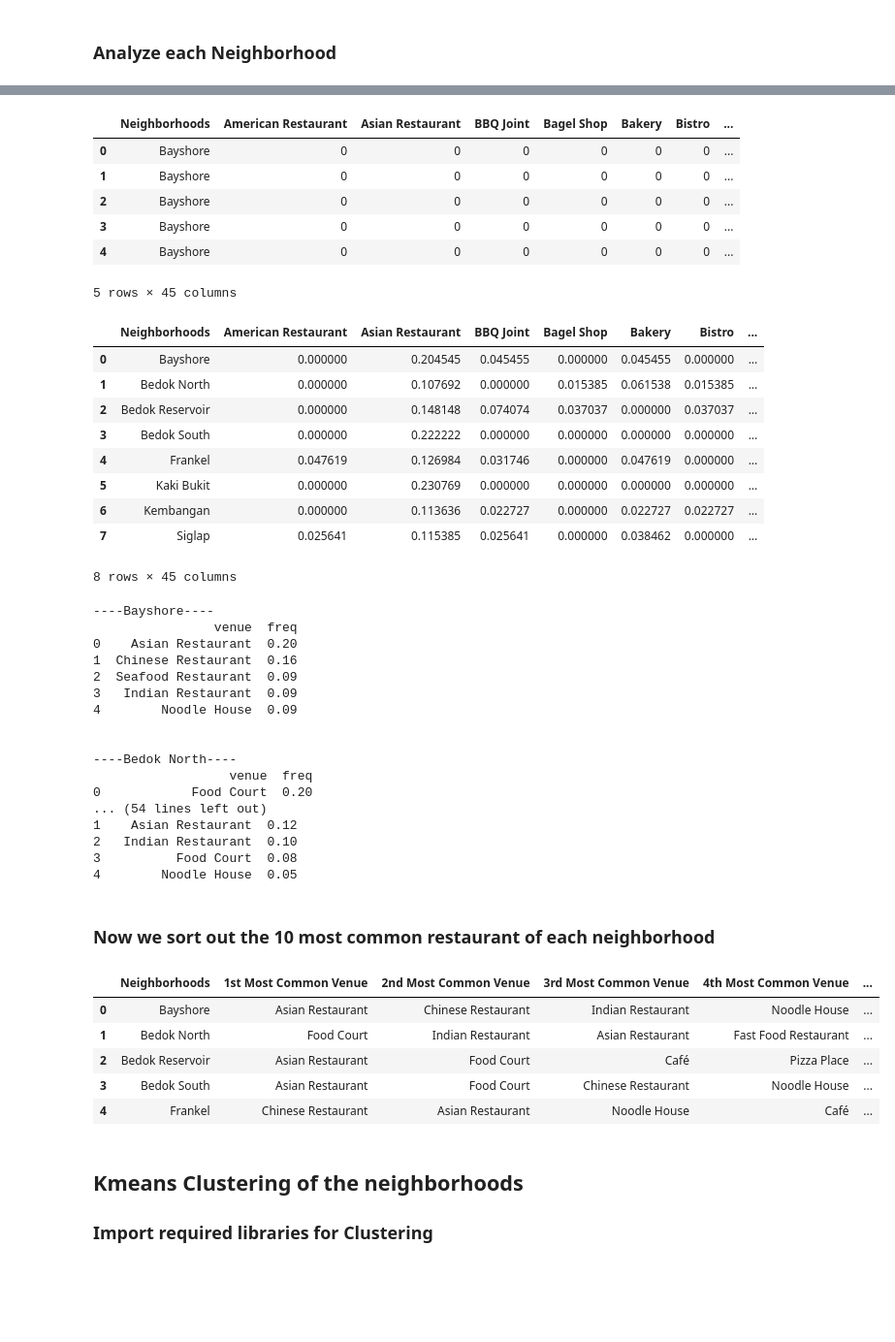
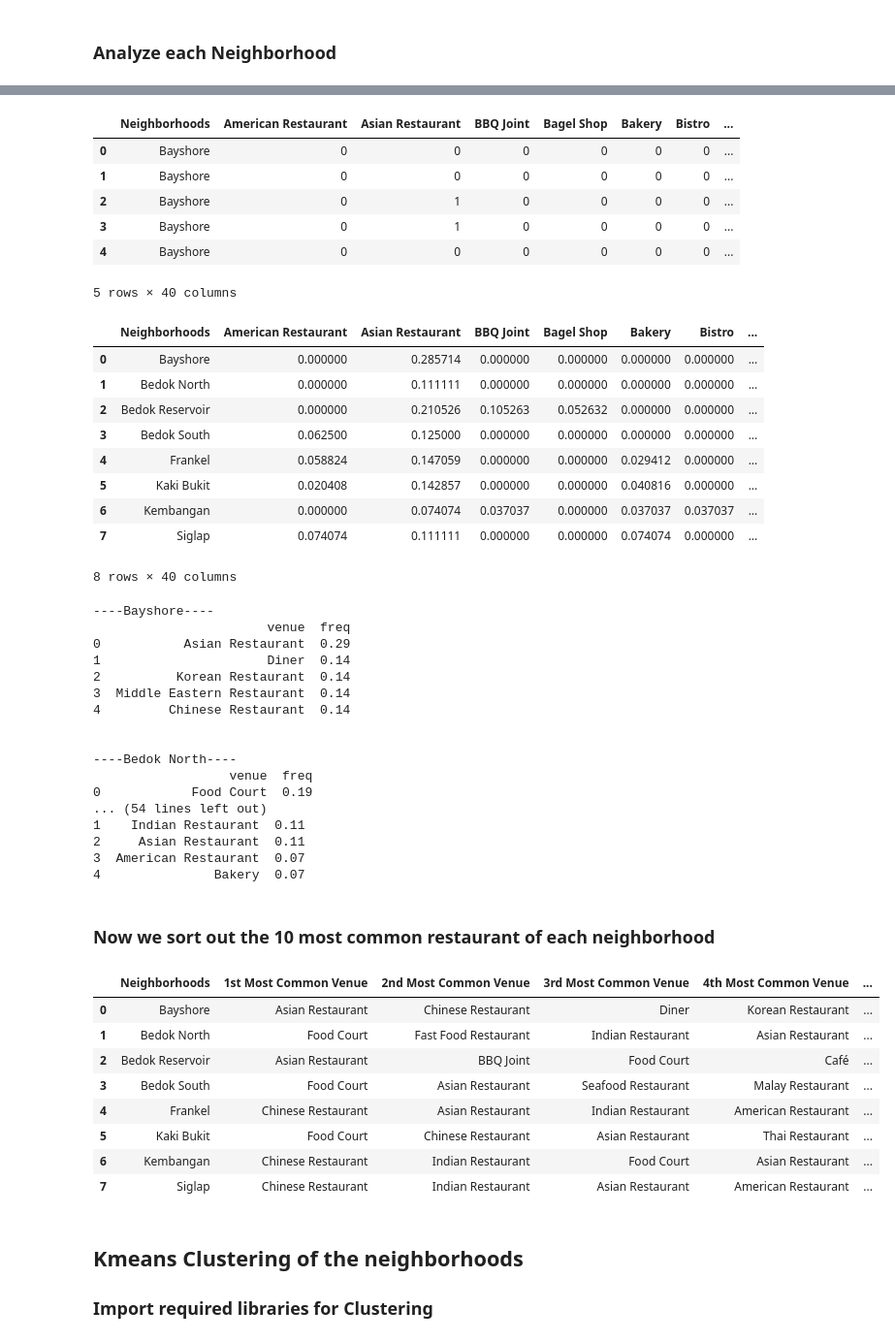
Before and after one commit to jawai93/Cousera_Capstone, a Jupyter notebook: Final Capstone Project - SG.ipynb, the cells around one changed output, grey strips where cells are left out. Shown at 97% size. Cells and saved outputs as stored; diff of their text form; code cells hidden in the pictures; blank space fills up the shorter version.

```diff
--- a/Final Capstone Project - SG.ipynb
+++ b/Final Capstone Project - SG.ipynb
@@ -315,7 +311,7 @@ def getNearbyVenues(names, latitudes, longitudes, radius=750):
 
     return(nearby_venues)
 # %%
-bedok_venues = getNearbyVenues(names=bedok_data['Neighborhoods'], latitudes=bedok_data['latitude'], longitudes=bedok_data['longitude'], radius=1000)
+bedok_venues = getNearbyVenues(names=bedok_data['Neighborhoods'], latitudes=bedok_data['latitude'], longitudes=bedok_data['longitude'], radius=750)
 bedok_venues.head()
 # %% [output]
 Bayshore
@@ -400,24 +396,24 @@ bedok_onehot.head()
 |  | Neighborhoods | American Restaurant | Asian Restaurant | BBQ Joint | Bagel Shop | Bakery | Bistro | ... |
 | 0 | Bayshore | 0 | 0 | 0 | 0 | 0 | 0 | ... |
 | 1 | Bayshore | 0 | 0 | 0 | 0 | 0 | 0 | ... |
-| 2 | Bayshore | 0 | 0 | 0 | 0 | 0 | 0 | ... |
-| 3 | Bayshore | 0 | 0 | 0 | 0 | 0 | 0 | ... |
+| 2 | Bayshore | 0 | 1 | 0 | 0 | 0 | 0 | ... |
+| 3 | Bayshore | 0 | 1 | 0 | 0 | 0 | 0 | ... |
 | 4 | Bayshore | 0 | 0 | 0 | 0 | 0 | 0 | ... |
-5 rows × 45 columns
+5 rows × 40 columns
 # %%
 bedok_grouped = bedok_onehot.groupby('Neighborhoods').mean().reset_index()
 bedok_grouped
 # %% [output]
 |  | Neighborhoods | American Restaurant | Asian Restaurant | BBQ Joint | Bagel Shop | Bakery | Bistro | ... |
-| 0 | Bayshore | 0.000000 | 0.204545 | 0.045455 | 0.000000 | 0.045455 | 0.000000 | ... |
-| 1 | Bedok North | 0.000000 | 0.107692 | 0.000000 | 0.015385 | 0.061538 | 0.015385 | ... |
-| 2 | Bedok Reservoir | 0.000000 | 0.148148 | 0.074074 | 0.037037 | 0.000000 | 0.037037 | ... |
-| 3 | Bedok South | 0.000000 | 0.222222 | 0.000000 | 0.000000 | 0.000000 | 0.000000 | ... |
-| 4 | Frankel | 0.047619 | 0.126984 | 0.031746 | 0.000000 | 0.047619 | 0.000000 | ... |
-| 5 | Kaki Bukit | 0.000000 | 0.230769 | 0.000000 | 0.000000 | 0.000000 | 0.000000 | ... |
-| 6 | Kembangan | 0.000000 | 0.113636 | 0.022727 | 0.000000 | 0.022727 | 0.022727 | ... |
-| 7 | Siglap | 0.025641 | 0.115385 | 0.025641 | 0.000000 | 0.038462 | 0.000000 | ... |
+| 0 | Bayshore | 0.000000 | 0.285714 | 0.000000 | 0.000000 | 0.000000 | 0.000000 | ... |
+| 1 | Bedok North | 0.000000 | 0.111111 | 0.000000 | 0.000000 | 0.000000 | 0.000000 | ... |
+| 2 | Bedok Reservoir | 0.000000 | 0.210526 | 0.105263 | 0.052632 | 0.000000 | 0.000000 | ... |
+| 3 | Bedok South | 0.062500 | 0.125000 | 0.000000 | 0.000000 | 0.000000 | 0.000000 | ... |
+| 4 | Frankel | 0.058824 | 0.147059 | 0.000000 | 0.000000 | 0.029412 | 0.000000 | ... |
+| 5 | Kaki Bukit | 0.020408 | 0.142857 | 0.000000 | 0.000000 | 0.040816 | 0.000000 | ... |
+| 6 | Kembangan | 0.000000 | 0.074074 | 0.037037 | 0.000000 | 0.037037 | 0.037037 | ... |
+| 7 | Siglap | 0.074074 | 0.111111 | 0.000000 | 0.000000 | 0.074074 | 0.000000 | ... |
-8 rows × 45 columns
+8 rows × 40 columns
 # %%
 num_top_venues = 5
 
@@ -432,22 +428,22 @@ for hood in bedok_grouped['Neighborhoods']:
     print('\n')
 # %% [output]
 ----Bayshore----
-                venue  freq
-0    Asian Restaurant  0.20
-1  Chinese Restaurant  0.16
-2  Seafood Restaurant  0.09
-3   Indian Restaurant  0.09
-4        Noodle House  0.09
+                       venue  freq
+0           Asian Restaurant  0.29
+1                      Diner  0.14
+2          Korean Restaurant  0.14
+3  Middle Eastern Restaurant  0.14
+4         Chinese Restaurant  0.14
 
 
 ----Bedok North----
                   venue  freq
-0            Food Court  0.20
+0            Food Court  0.19
 ... (54 lines left out)
-1    Asian Restaurant  0.12
-2   Indian Restaurant  0.10
-3          Food Court  0.08
-4        Noodle House  0.05
+1    Indian Restaurant  0.11
+2     Asian Restaurant  0.11
+3  American Restaurant  0.07
+4               Bakery  0.07
 # %% [markdown]
 ### Now we sort out the 10 most common restaurant of each neighborhood
 # %%
@@ -459,31 +455,34 @@ def return_most_common_venues(row, num_top_venues):
 # %%
 num_top_venues = 10
 
 indicators = ['st', 'nd', 'rd']
 
 # create columns according to number of top venues
 columns = ['Neighborhoods']
 for ind in np.arange(num_top_venues):
     try:
         columns.append('{}{} Most Common Venue'.format(ind+1, indicators[ind]))
     except:
         columns.append('{}th Most Common Venue'.format(ind+1))
 
 # create a new dataframe
 neighborhoods_venues_sorted = pd.DataFrame(columns=columns)
 neighborhoods_venues_sorted['Neighborhoods'] = bedok_grouped['Neighborhoods']
 
 for ind in np.arange(bedok_grouped.shape[0]):
     neighborhoods_venues_sorted.iloc[ind, 1:] = return_most_common_venues(bedok_grouped.iloc[ind, :], num_top_venues)
 
-neighborhoods_venues_sorted.head()
+neighborhoods_venues_sorted
 # %% [output]
 |  | Neighborhoods | 1st Most Common Venue | 2nd Most Common Venue | 3rd Most Common Venue | 4th Most Common Venue | ... |
-| 0 | Bayshore | Asian Restaurant | Chinese Restaurant | Indian Restaurant | Noodle House | ... |
-| 1 | Bedok North | Food Court | Indian Restaurant | Asian Restaurant | Fast Food Restaurant | ... |
-| 2 | Bedok Reservoir | Asian Restaurant | Food Court | Café | Pizza Place | ... |
-| 3 | Bedok South | Asian Restaurant | Food Court | Chinese Restaurant | Noodle House | ... |
-| 4 | Frankel | Chinese Restaurant | Asian Restaurant | Noodle House | Café | ... |
+| 0 | Bayshore | Asian Restaurant | Chinese Restaurant | Diner | Korean Restaurant | ... |
+| 1 | Bedok North | Food Court | Fast Food Restaurant | Indian Restaurant | Asian Restaurant | ... |
+| 2 | Bedok Reservoir | Asian Restaurant | BBQ Joint | Food Court | Café | ... |
+| 3 | Bedok South | Food Court | Asian Restaurant | Seafood Restaurant | Malay Restaurant | ... |
+| 4 | Frankel | Chinese Restaurant | Asian Restaurant | Indian Restaurant | American Restaurant | ... |
+| 5 | Kaki Bukit | Food Court | Chinese Restaurant | Asian Restaurant | Thai Restaurant | ... |
+| 6 | Kembangan | Chinese Restaurant | Indian Restaurant | Food Court | Asian Restaurant | ... |
+| 7 | Siglap | Chinese Restaurant | Indian Restaurant | Asian Restaurant | American Restaurant | ... |
 # %% [markdown]
 ## Kmeans Clustering of the neighborhoods
 ### Import required libraries for Clustering
```
Also changed, not shown: parts of 15 cells of this notebook.
